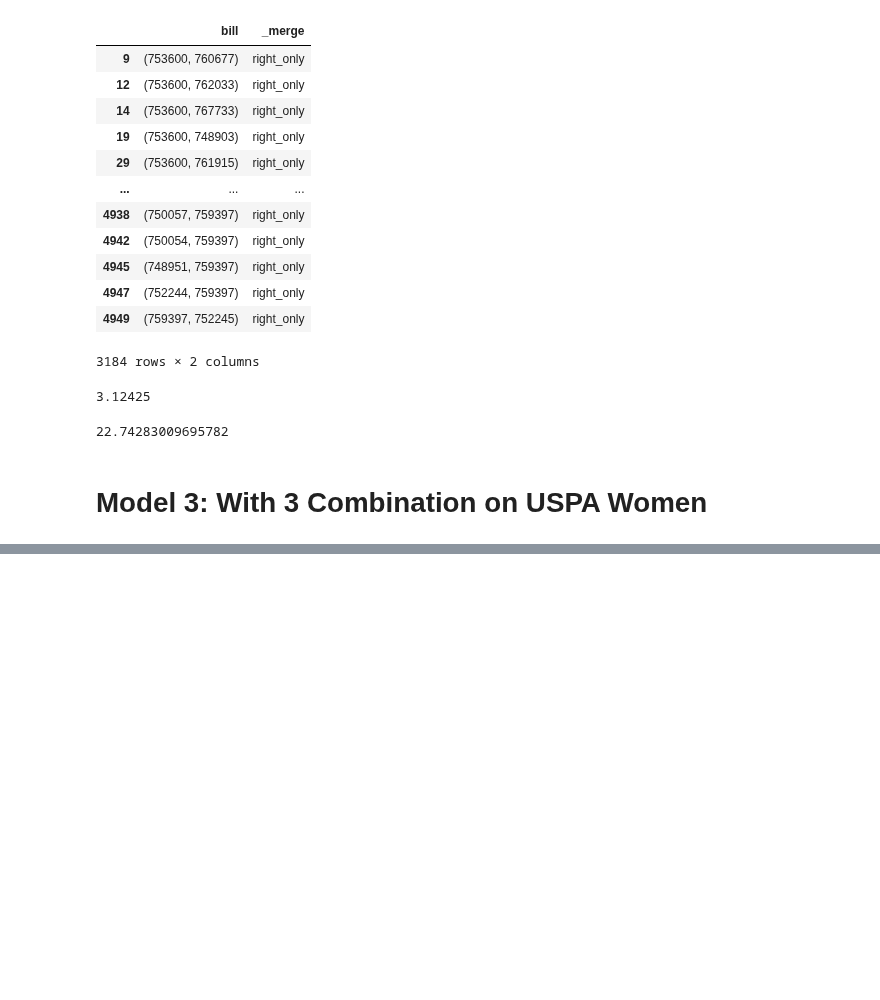
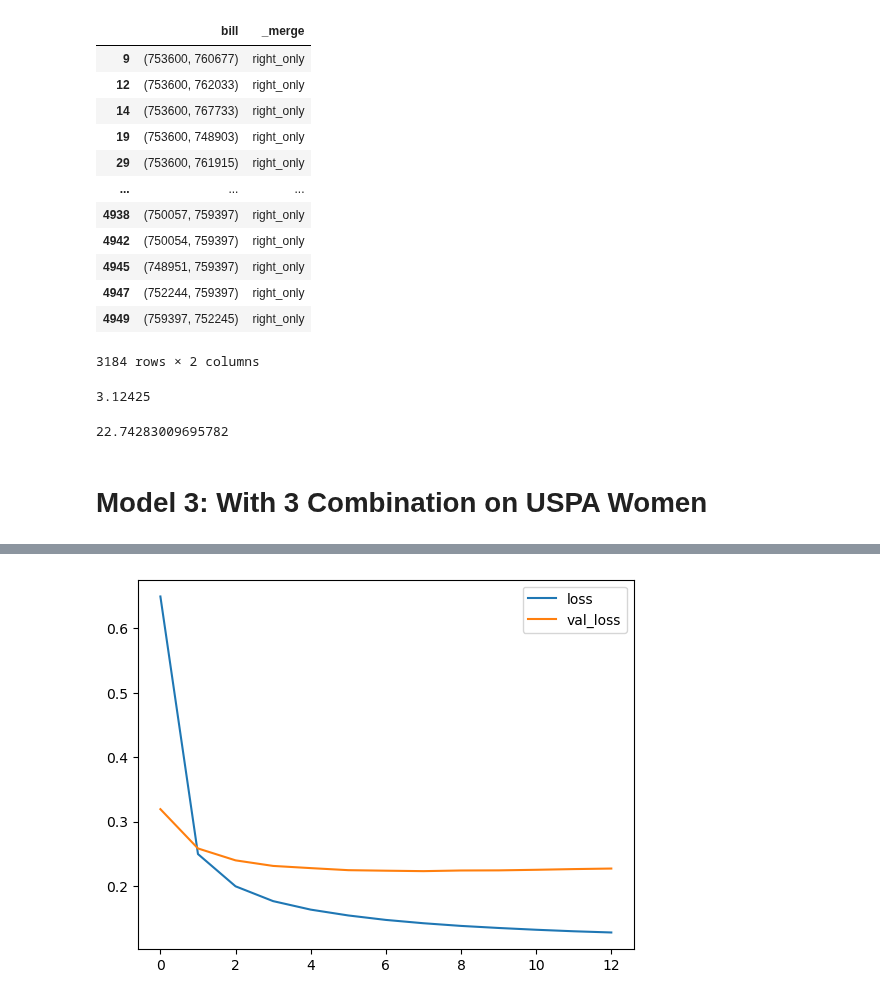
Before and after one commit to melihkacaman/Option-Matrix-Factorization, a Jupyter notebook: notebooks/04. Model 2 Improving.ipynb, the cells around one changed output, grey strips where cells are left out. Cells and saved outputs as stored; diff of their text form; code cells hidden in the pictures; blank space fills up the shorter version.

Commit message:
model 3 has been

```diff
--- a/notebooks/04. Model 2 Improving.ipynb
+++ b/notebooks/04. Model 2 Improving.ipynb
@@ -282,0 +285,2 @@ create_rating_matrix_OS()
+# %%
+women_data.drop(women_data.columns[[0]], axis=1, inplace=True)
@@ -282,0 +298,34 @@ create_rating_matrix_OS()
+# %%
+from tensorflow import keras
+
+n_rhs, n_lhs = len(women_data.RHS_C.unique()), len(women_data.LHS_C.unique())
+n_latent_factors = 10
+# input, embedding -->
+lhs_input = keras.layers.Input(shape=(1,), name="lhs-item")
+lhs_embedding = keras.layers.Embedding(n_lhs + 1, n_latent_factors, name="lhs-embeddings")(lhs_input)
+lhs_vec = keras.layers.Flatten(name="flatten-lhs")(lhs_embedding)
+
+rhs_input= keras.layers.Input(shape=(1,), name="rhs-item")
+rhs_embedding = keras.layers.Embedding(n_rhs + 1, n_latent_factors, name="rhs-embeddings")(rhs_input)
+rhs_vec = keras.layers.Flatten(name="flatten-rhs")(rhs_embedding)
+
+product = keras.layers.dot([lhs_vec, rhs_vec], axes=1, name="dot-product")
+model_3_women = keras.Model([lhs_input, rhs_input], product)
+
+model_3_women.compile(optimizer='adam', loss='mean_squared_error', metrics=['mae', 'mse'])
+# %%
+from sklearn.model_selection import train_test_split
+X_train, X_test, y_train, y_test = train_test_split(women_data[["RHS_C", "LHS_C"]], women_data.rating, test_size=0.20, random_state=42)
+# %%
+cp_callback = keras.callbacks.ModelCheckpoint(filepath="../checkpoints/model_3.ckpt",
+                                                 save_weights_only=True,
+                                                 verbose=1)
+
+early_stopping = keras.callbacks.EarlyStopping(monitor="val_loss", mode="min",patience=5)
+history = model_3_women.fit(
+    [X_train.LHS_C, X_train.RHS_C],
+    np.array(y_train, dtype=float),
+    validation_data=([X_test.LHS_C, X_test.RHS_C], np.array(y_test, dtype=float)),
+    epochs=100,
+    callbacks=[early_stopping, cp_callback]
+)
@@ -282,0 +350,7 @@ create_rating_matrix_OS()
+# %%
+import matplotlib.pyplot as plt
+
+pd.DataFrame(history.history)[["loss", "val_loss"]].plot()
+plt.show()
+# %% [output]
+[figure, added]
```
Also changed, not shown: parts of 6 cells of this notebook, 4 other files.
